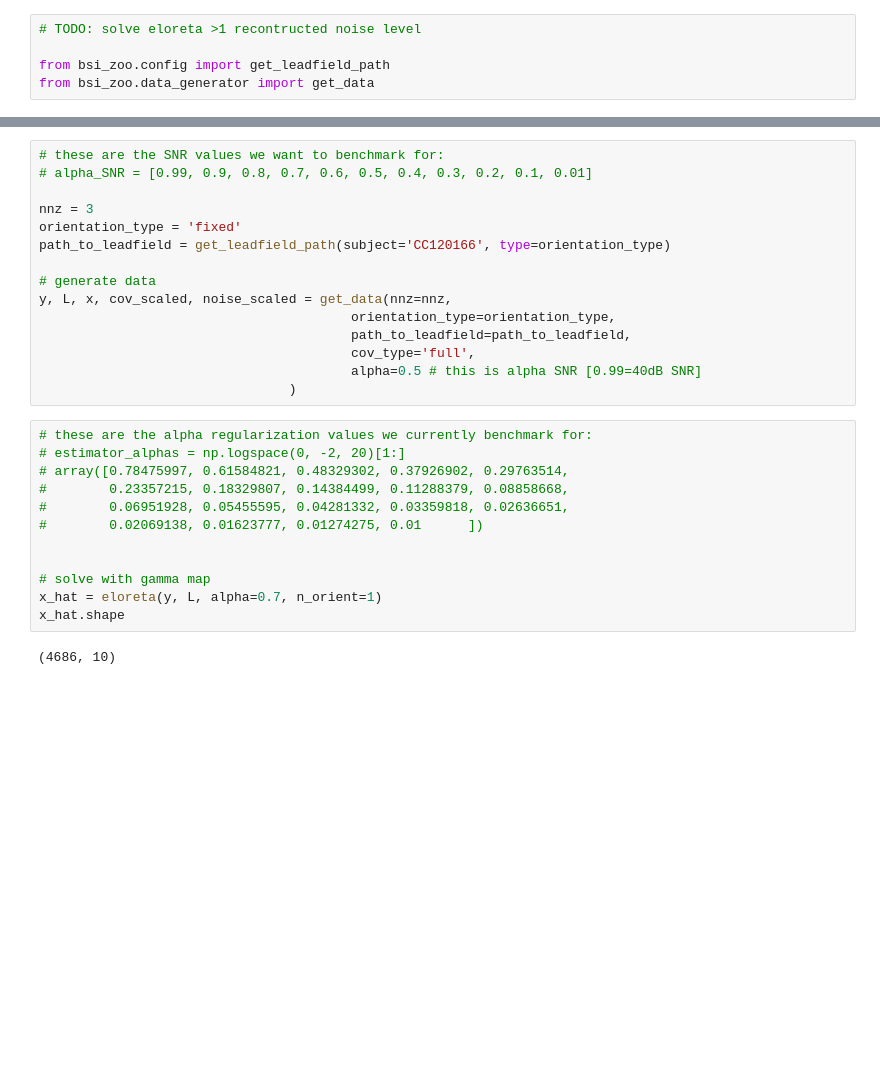
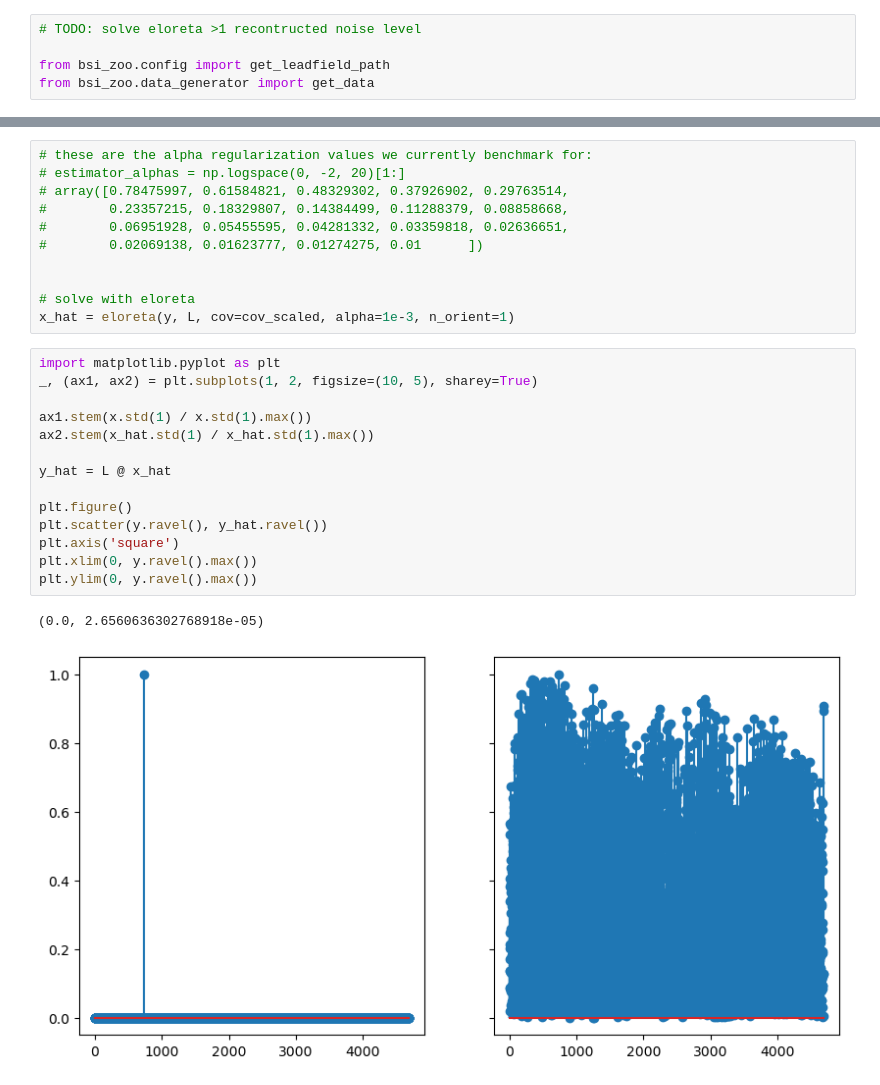
Before and after one commit to braindatalab/BSI-Zoo, a Jupyter notebook: check_eloreta.ipynb, the cells around one changed output, grey strips where cells are left out. Saved outputs shown, nothing was run; the diff lists cells and outputs as text; blank space fills up the shorter version.

Commit message:
fixes of eloreta and gamma map

```diff
--- a/check_eloreta.ipynb
+++ b/check_eloreta.ipynb
@@ -184,18 +205,3 @@ def eloreta(L, y, alpha=1 / 9, n_orient=1, max_iter=1000):
-# %%
-# these are the SNR values we want to benchmark for:
-# alpha_SNR = [0.99, 0.9, 0.8, 0.7, 0.6, 0.5, 0.4, 0.3, 0.2, 0.1, 0.01]
-
-nnz = 3
-orientation_type = 'fixed'
-path_to_leadfield = get_leadfield_path(subject='CC120166', type=orientation_type)
-
-# generate data
-y, L, x, cov_scaled, noise_scaled = get_data(nnz=nnz,
-                                        orientation_type=orientation_type,
-                                        path_to_leadfield=path_to_leadfield,
-                                        cov_type='full',
-                                        alpha=0.5 # this is alpha SNR [0.99=40dB SNR]
-                                )
 # %%
 # these are the alpha regularization values we currently benchmark for:
 # estimator_alphas = np.logspace(0, -2, 20)[1:]
@@ -205,8 +211,22 @@ y, L, x, cov_scaled, noise_scaled = get_data(nnz=nnz,
 #        0.02069138, 0.01623777, 0.01274275, 0.01      ])
 
 
-# solve with gamma map
-x_hat = eloreta(y, L, alpha=0.7, n_orient=1)
-x_hat.shape
+# solve with eloreta
+x_hat = eloreta(y, L, cov=cov_scaled, alpha=1e-3, n_orient=1)
-# %% [output]
-(4686, 10)
+# %%
+import matplotlib.pyplot as plt
+_, (ax1, ax2) = plt.subplots(1, 2, figsize=(10, 5), sharey=True)
+
+ax1.stem(x.std(1) / x.std(1).max())
+ax2.stem(x_hat.std(1) / x_hat.std(1).max())
+
+y_hat = L @ x_hat
+
+plt.figure()
+plt.scatter(y.ravel(), y_hat.ravel())
+plt.axis('square')
+plt.xlim(0, y.ravel().max())
+plt.ylim(0, y.ravel().max())
+# %% [output]
+(0.0, 2.6560636302768918e-05)
+[figure, added]
```
Also changed, not shown: parts of 5 cells of this notebook, 1 other file.
